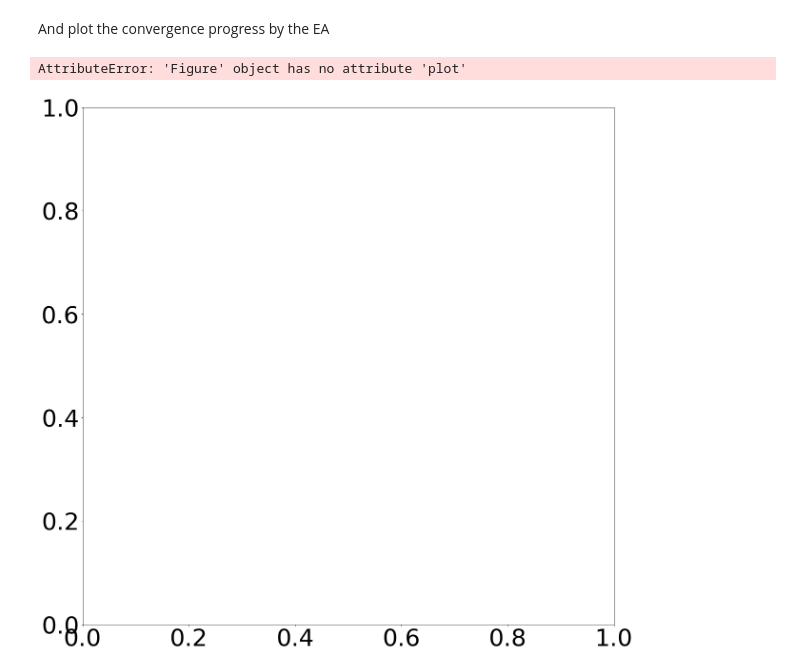
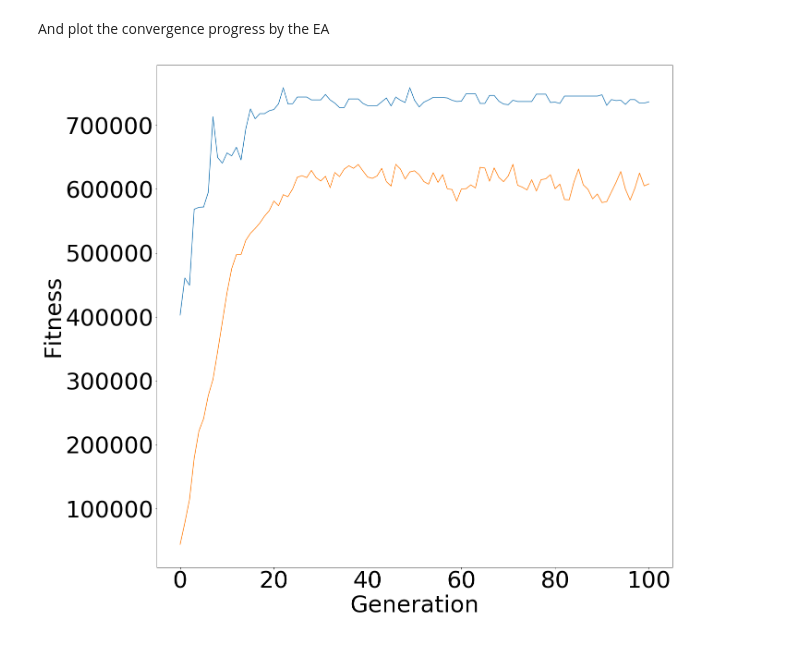
Before and after one commit to chathika/NL4Py, a Jupyter notebook: JASSS2018/CalibrationDEAP.ipynb, the cells around one changed output. Cells and saved outputs as stored; diff of their text form; code cells hidden in the pictures.

```diff
--- a/JASSS2018/CalibrationDEAP.ipynb
+++ b/JASSS2018/CalibrationDEAP.ipynb
@@ -172,15 +172,14 @@ And plot the convergence progress by the EA
 # %%
 app.closeModel()
 convergence_progress = pd.DataFrame(log)[['max','mean']]
 import matplotlib.pyplot as plt
 import matplotlib as mpl
 mpl.rcParams['font.size'] = 50.0
 fig = plt.figure(figsize = [20,20])
-fig.add_subplot(111)
-plot = fig.plot(convergence_progress)
-plot.xlabel("Generation")
-plot.ylabel("Fitness")
+ax = fig.add_subplot(111)
+plot = ax.plot(convergence_progress)
+plt.xlabel("Generation")
+plt.ylabel("Fitness")
 fig.savefig("CalibrationConvergenceProgress.png")
 # %% [output]
-AttributeError: 'Figure' object has no attribute 'plot'
-[figure, old version]
+[figure, new version]
```
Also changed, not shown: 1 other file.
